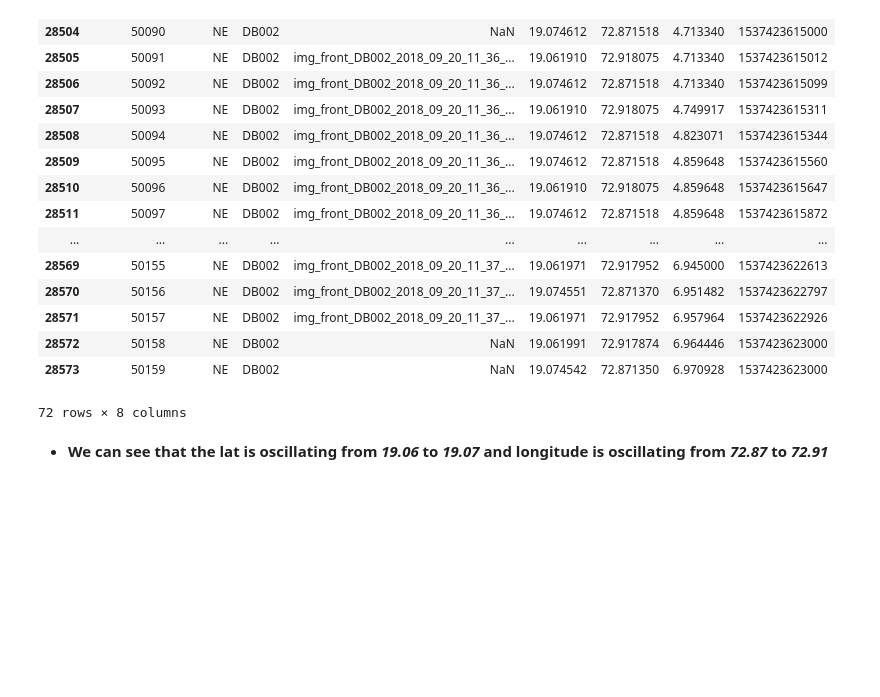
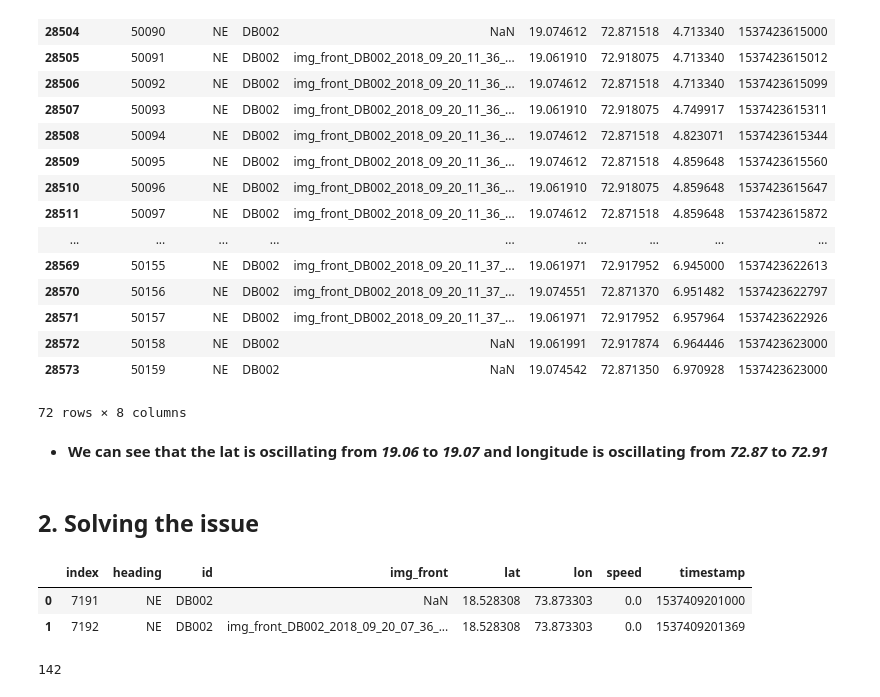
Before and after one commit to anish2197/data-analystics, a Jupyter notebook: Day 8.ipynb, the cells around one changed output. Saved outputs shown, nothing was run; the diff lists cells and outputs as text; code cells hidden in the pictures; blank space fills up the shorter version.

Commit message:
data cleaning

```diff
--- a/Day 8.ipynb
+++ b/Day 8.ipynb
@@ -218,3 +226,12 @@ df_bad3[278:350]
 72 rows × 8 columns
 # %% [markdown]
 * **We can see that the lat is oscillating from *19.06* to *19.07* and longitude is oscillating from *72.87* to *72.91***
+# %% [markdown]
+## 2. Solving the issue
+# %%
+df.columns = ["index","heading","id","img_front","lat","lon","speed","timestamp"]
+df.head(2)
+# %% [output]
+|  | index | heading | id | img_front | lat | lon | speed | timestamp |
+| 0 | 7191 | NE | DB002 | NaN | 18.528308 | 73.873303 | 0.0 | 1537409201000 |
+| 1 | 7192 | NE | DB002 | img_front_DB002_2018_09_20_07_36_... | 18.528308 | 73.873303 | 0.0 | 1537409201369 |
@@ -220,0 +272,5 @@ df_bad3[278:350]
+# %%
+df_cleaned = remove_bad_data(df[28000:31500])
+plot_trip(df_cleaned)
+# %% [output]
+142
```
Also changed, not shown: parts of 3 cells of this notebook, 2 other files.
